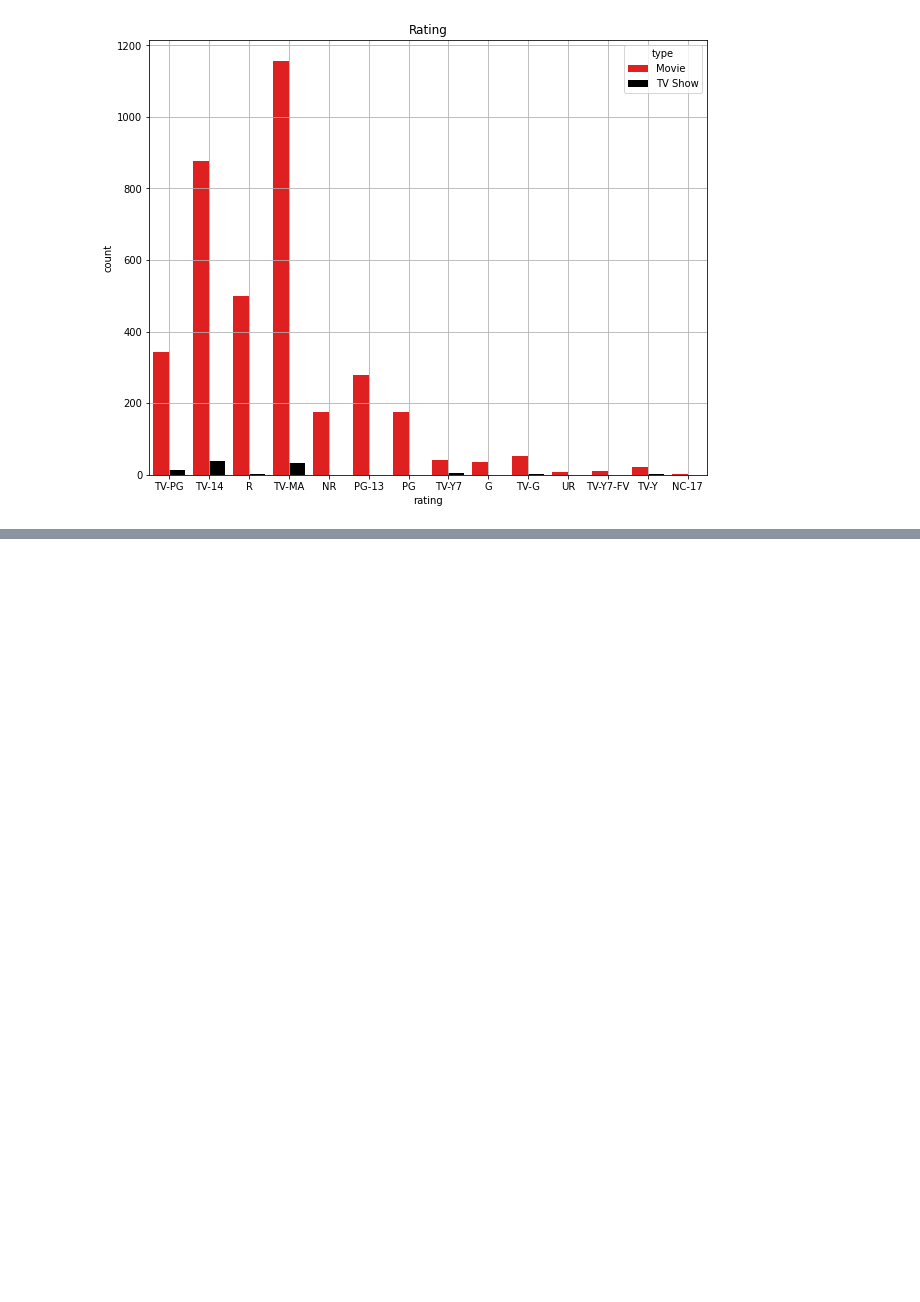
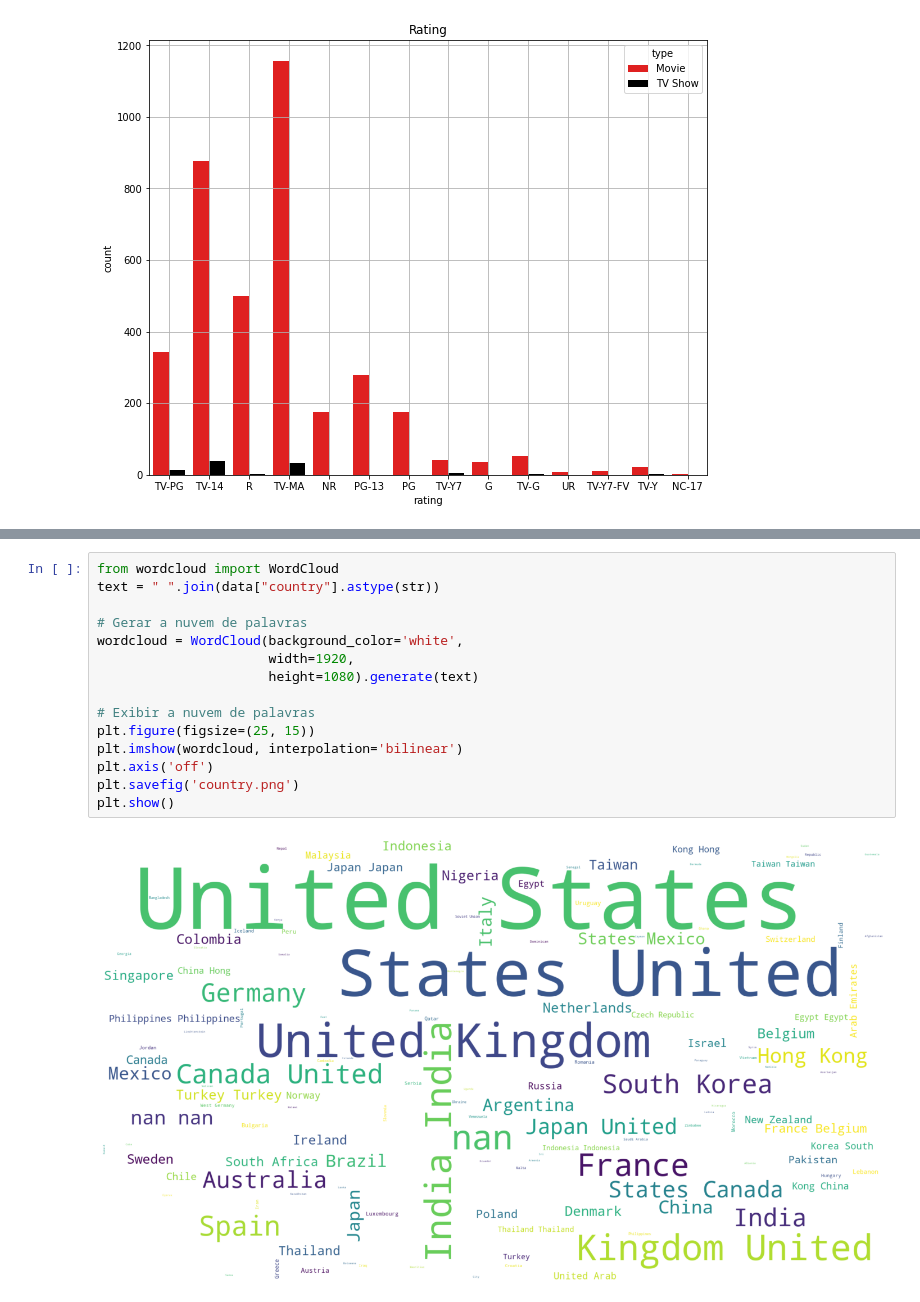
Before and after one commit to Hugox96/Netfliz_Python, a Jupyter notebook: Netflix.ipynb, the cells around one changed output, grey strips where cells are left out. Drawn from its saved outputs; the diff is of its cells as text; blank space fills up the shorter version.

```diff
--- a/Netflix.ipynb
+++ b/Netflix.ipynb
@@ -157,0 +164,17 @@ Text(0.5, 1.0, 'Rating')
+# %%
+from wordcloud import WordCloud
+text = " ".join(data["country"].astype(str))
+
+# Gerar a nuvem de palavras
+wordcloud = WordCloud(background_color='white',
+                      width=1920,
+                      height=1080).generate(text)
+
+# Exibir a nuvem de palavras
+plt.figure(figsize=(25, 15))
+plt.imshow(wordcloud, interpolation='bilinear')
+plt.axis('off')
+plt.savefig('country.png')
+plt.show()
+# %% [output]
+[figure, added]
```
Also changed, not shown: parts of 2 cells of this notebook, 1 other file.
